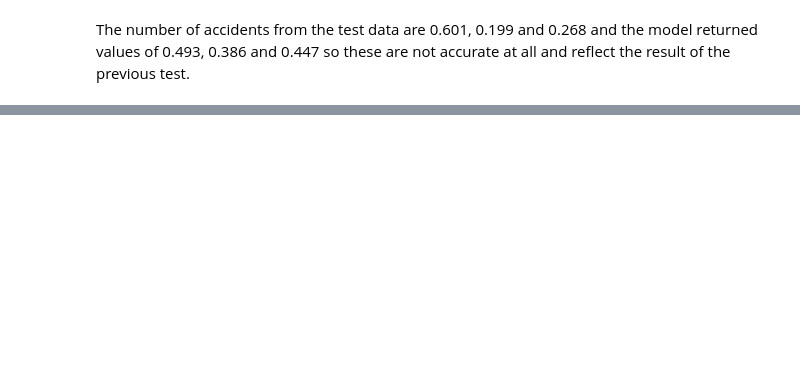
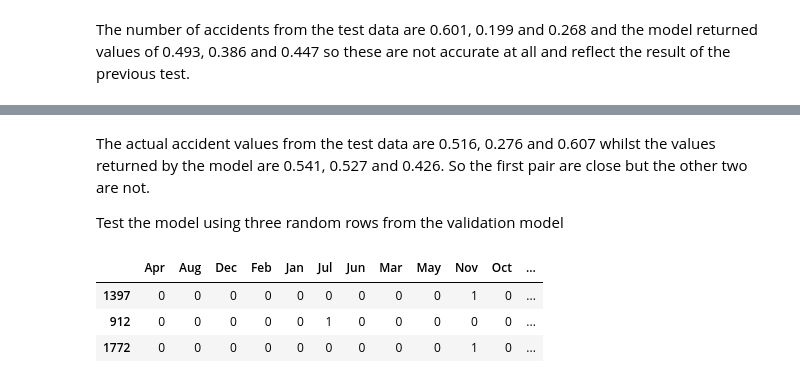
Before and after one commit to 078373uhi/078373uhi-DAOTW_A2, a Jupyter notebook: 078373_DAOTW_A2.ipynb, the cells around one changed output, grey strips where cells are left out. Cells and saved outputs as stored; diff of their text form; code cells hidden in the pictures; blank space fills up the shorter version.

```diff
--- a/078373_DAOTW_A2.ipynb
+++ b/078373_DAOTW_A2.ipynb
@@ -1546,0 +1965,13 @@ The number of accidents from the test data are 0.601, 0.199 and 0.268 and the mo
+# %% [markdown]
+The actual accident values from the test data are 0.516, 0.276 and 0.607 whilst the values returned by the model are 0.541, 0.527 and 0.426.  So the first pair are close but the other two are not.
+
+Test the model using three random rows from the validation model
+# %%
+np.random.seed([10])
+
+shuffle_tempvis_test.sample(n = 3)
+# %% [output]
+|  | Apr | Aug | Dec | Feb | Jan | Jul | Jun | Mar | May | Nov | Oct | ... |
+| 1397 | 0 | 0 | 0 | 0 | 0 | 0 | 0 | 0 | 0 | 1 | 0 | ... |
+| 912 | 0 | 0 | 0 | 0 | 0 | 1 | 0 | 0 | 0 | 0 | 0 | ... |
+| 1772 | 0 | 0 | 0 | 0 | 0 | 0 | 0 | 0 | 0 | 1 | 0 | ... |
```
Also changed, not shown: parts of 95 cells of this notebook.
